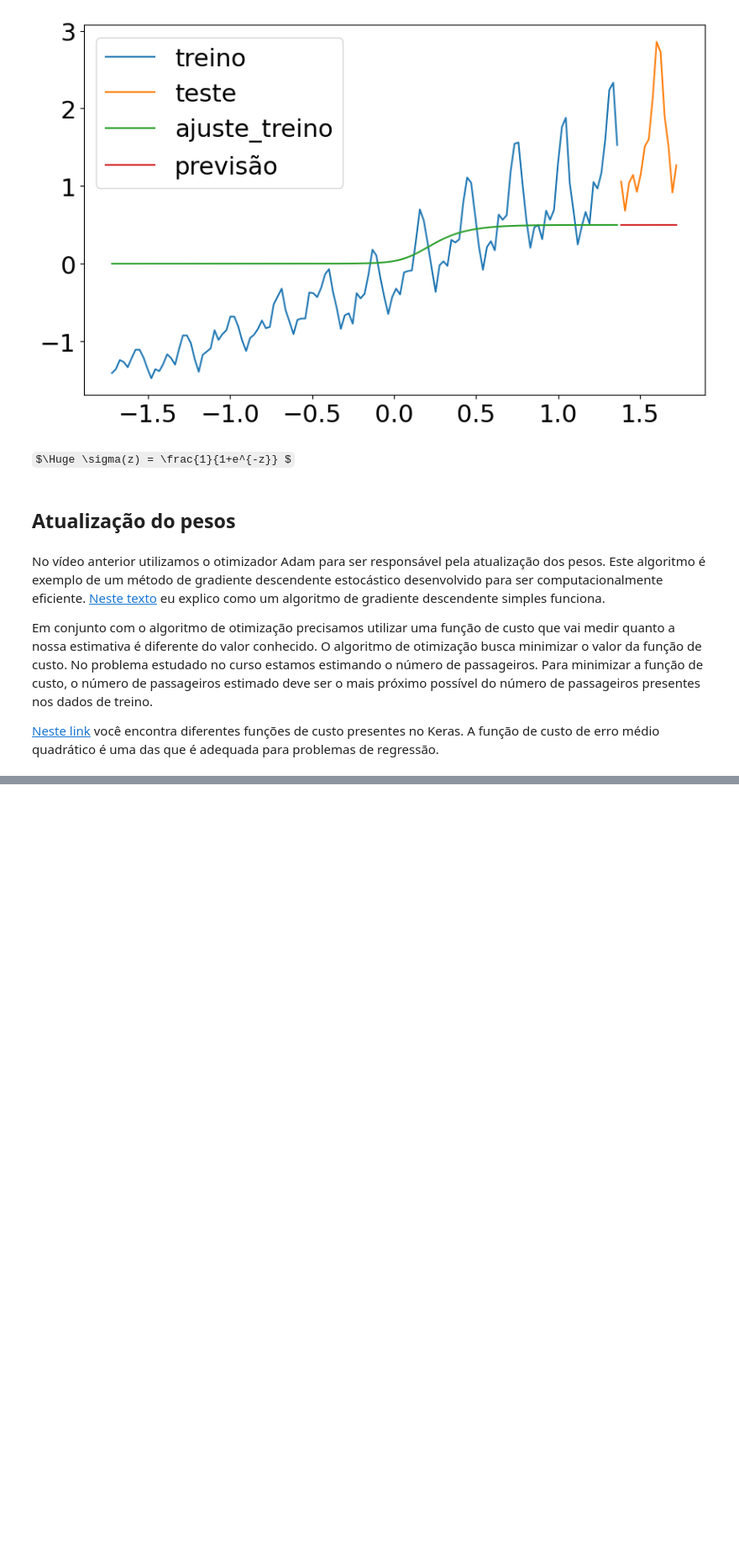
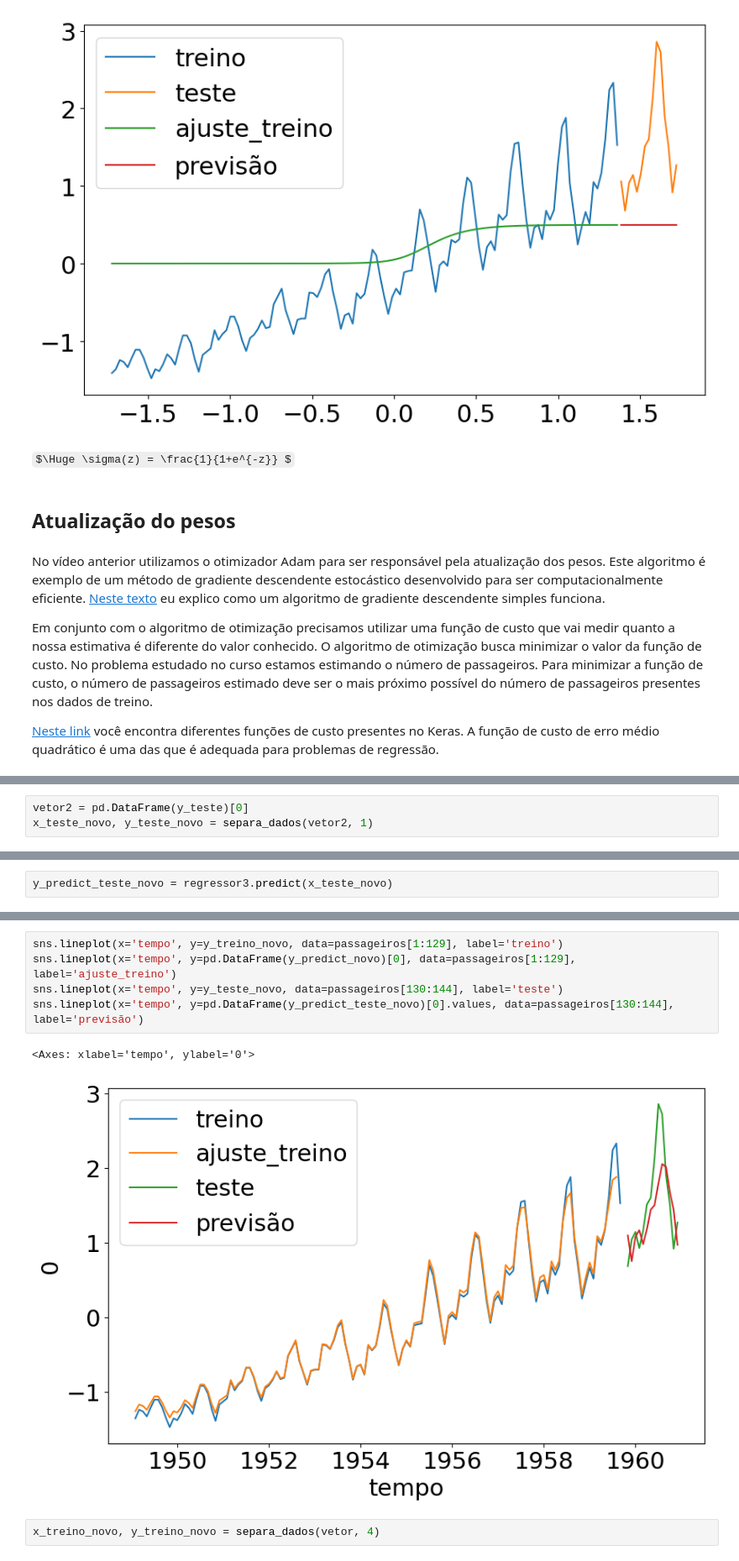
Before and after one commit to C3P0gan/Tutorials, a Jupyter notebook: Alura/Formacao_Machine_Learning_Avancada/Deep_Learning_Previsao_com_Keras/previsao.ipynb, the cells around one changed output, grey strips where cells are left out. Shown at 84% size. Saved outputs shown, nothing was run; the diff lists cells and outputs as text; some formulas as TeX source; blank space fills up the shorter version.

Commit message:
[UPDATE] Deep Learning: previsão com Keras (03.Reformulando o problema)

```diff
--- a/Alura/Formacao_Machine_Learning_Avancada/Deep_Learning_Previsao_com_Keras/previsao.ipynb
+++ b/Alura/Formacao_Machine_Learning_Avancada/Deep_Learning_Previsao_com_Keras/previsao.ipynb
@@ -211,0 +231,3 @@ Em conjunto com o algoritmo de otimização precisamos utilizar uma função de
+# %%
+vetor2 = pd.DataFrame(y_teste)[0]
+x_teste_novo, y_teste_novo = separa_dados(vetor2, 1)
@@ -211,0 +255,2 @@ Em conjunto com o algoritmo de otimização precisamos utilizar uma função de
+# %%
+y_predict_teste_novo = regressor3.predict(x_teste_novo)
@@ -211,0 +259,10 @@ Em conjunto com o algoritmo de otimização precisamos utilizar uma função de
+# %%
+sns.lineplot(x='tempo', y=y_treino_novo, data=passageiros[1:129], label='treino')
+sns.lineplot(x='tempo', y=pd.DataFrame(y_predict_novo)[0], data=passageiros[1:129], label='ajuste_treino')
+sns.lineplot(x='tempo', y=y_teste_novo, data=passageiros[130:144], label='teste')
+sns.lineplot(x='tempo', y=pd.DataFrame(y_predict_teste_novo)[0].values, data=passageiros[130:144], label='previsão')
+# %% [output]
+<Axes: xlabel='tempo', ylabel='0'>
+[figure, added]
+# %%
+x_treino_novo, y_treino_novo = separa_dados(vetor, 4)
```
Also changed, not shown: parts of 26 cells of this notebook.
